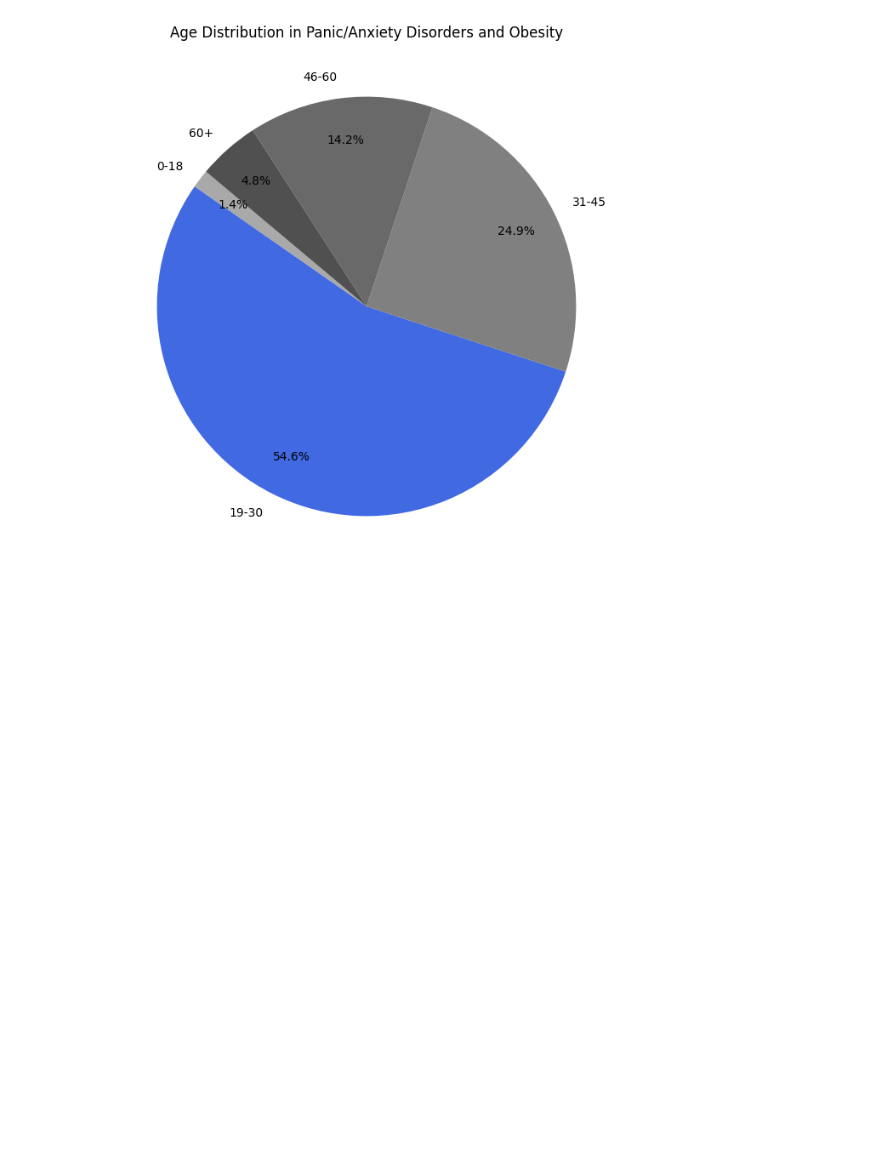
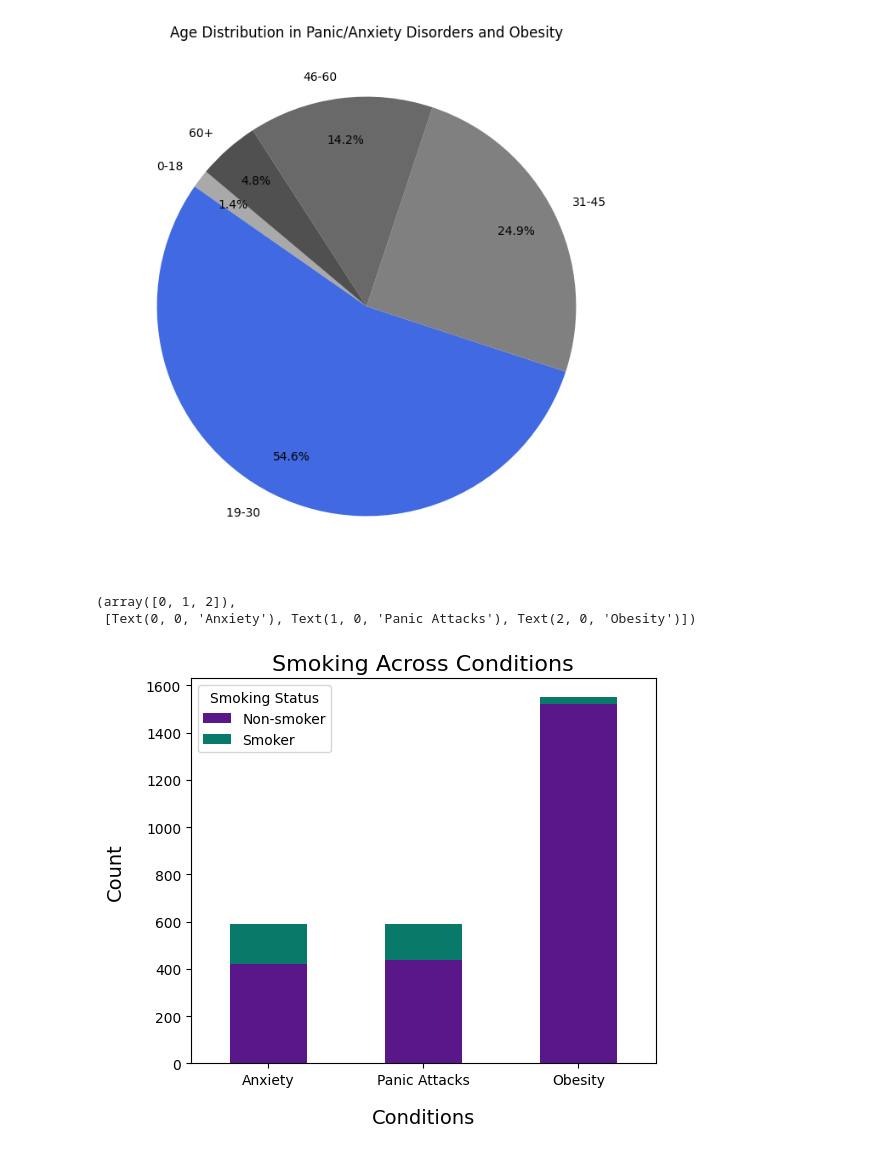
Before and after one commit to Julia-Heffner/Capstone_Mental_Illness, a Jupyter notebook: Mental_Illness.ipynb, the cells around one changed output. Cells and saved outputs as stored; diff of their text form; code cells hidden in the pictures; blank space fills up the shorter version.

Commit message:
Added chart for Smokers vs Non-smokers, made minor changes to Readme

```diff
--- a/Mental_Illness.ipynb
+++ b/Mental_Illness.ipynb
@@ -182,6 +182,20 @@ Age_groups = pd.cut(Age_data, bins=bins, labels=labels, right=False)
 
 #Count occurrences in each age group
 age_distribution = Age_groups.value_counts().sort_index()
+# %%
+#Data for Smokers
+'''
+Pulled Smokers columns from merged data.
+Changed Yes and No to Smokers and Non-smokers
+Counted values
+Renamed columns
+'''
+smoker_data = merged_data[
+    ['Smokers with Anxiety', 'Smokers with Panic Attacks', 'Smokers with Obesity']].apply(pd.Series.value_counts).rename(index = {'no':'Non-smoker', 'yes':'Smoker', 'No':'Non-smoker', 'Yes':'Smoker'}).groupby(level=0).sum().rename(columns={
+    'Smokers with Anxiety': 'Anxiety',
+    'Smokers with Panic Attacks': 'Panic Attacks',
+    'Smokers with Obesity': 'Obesity'
+})
 # %% [markdown]
 ### Graphs/ Charts
 # %%
@@ -216,3 +230,23 @@ plt.title("Age Distribution in Panic/Anxiety Disorders and Obesity")
 plt.show()
 # %% [output]
 [figure]
+# %%
+#Stacked bar chart for Smokers vs Non-smokers
+'''
+Created stacked bar chart for smokers vs non-smokers
+Picked hex colors I wanted to display the data
+And followed same steps as the stacked bar chart for genders
+'''
+custom_cmap = ListedColormap(["#5a178a", '#097969'])
+Smoker_Chart = smoker_data.T.plot(kind='bar', stacked=True, figsize=(6, 5), color=custom_cmap.colors)
+
+#Add Labels, title, legend, and rotate labels horizontal
+plt.xlabel("Conditions", fontsize=14, labelpad=15)
+plt.ylabel("Count", fontsize=14, labelpad=15)
+plt.title("Smoking Across Conditions", fontsize=16)
+plt.legend(title="Smoking Status")
+plt.xticks(rotation=0)
+# %% [output]
+(array([0, 1, 2]),
+ [Text(0, 0, 'Anxiety'), Text(1, 0, 'Panic Attacks'), Text(2, 0, 'Obesity')])
+[figure, added]
```
Also changed, not shown: parts of 2 cells of this notebook, 1 other file.
